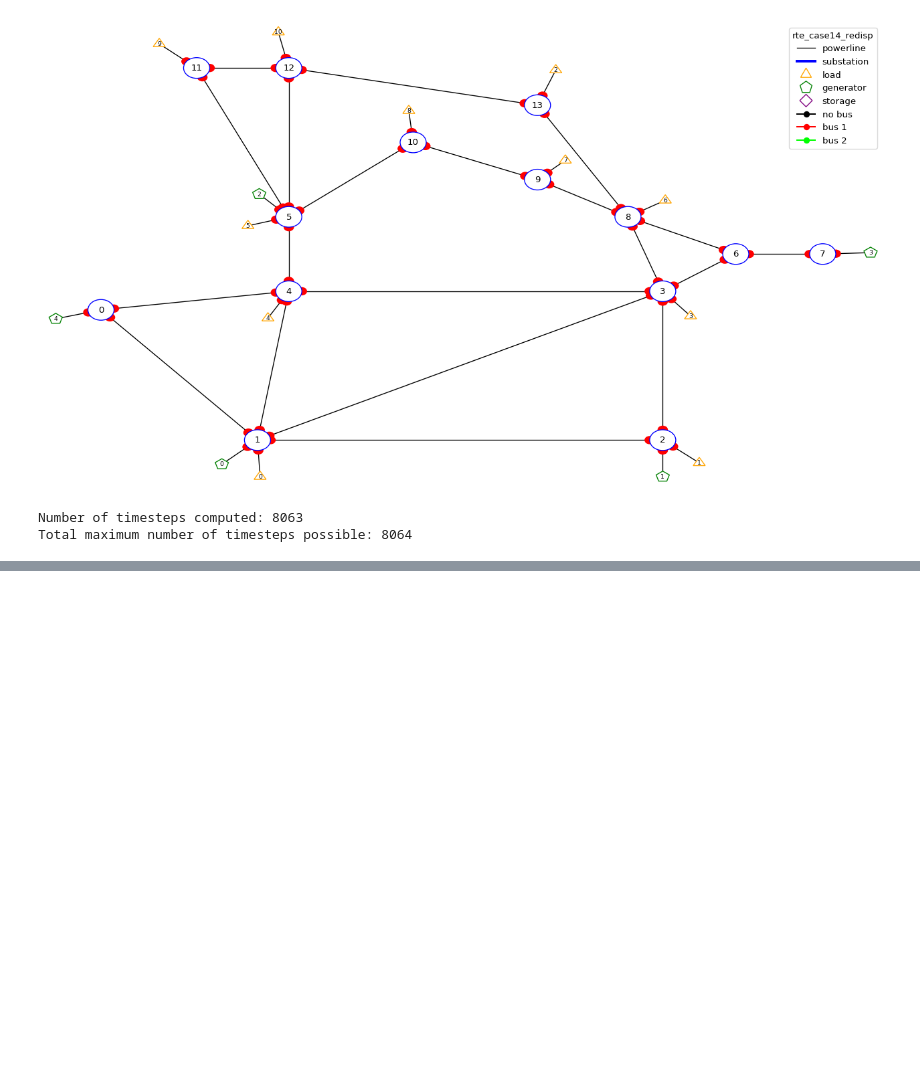
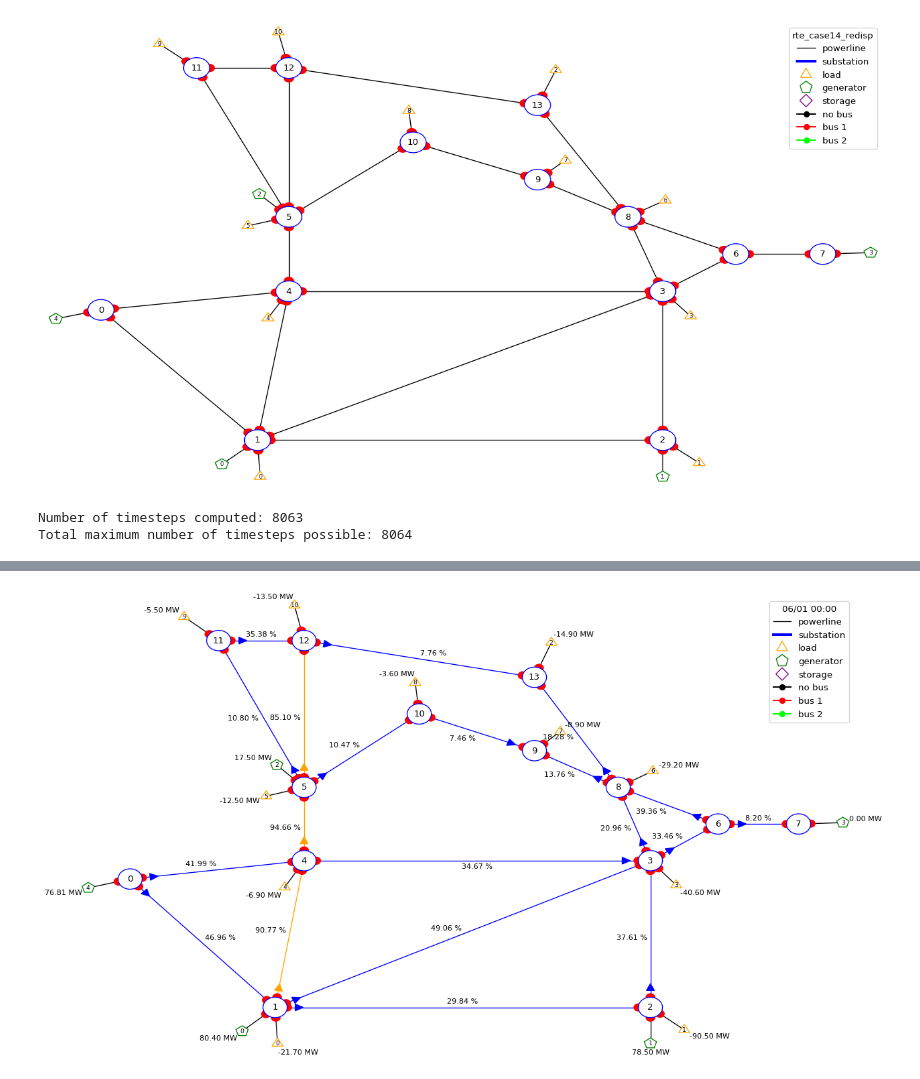
Before and after one commit to pabloalfaro/drl-grid, a Jupyter notebook: pruebas/grid2op.ipynb, the cells around one changed output, grey strips where cells are left out. Drawn from its saved outputs; the diff is of its cells as text; code cells hidden in the pictures; blank space fills up the shorter version.

Commit message:
Nuevo agente

```diff
--- a/pruebas/grid2op.ipynb
+++ b/pruebas/grid2op.ipynb
@@ -65,0 +101,23 @@ _ = plot_helper.plot_layout()
+# %%
+from grid2op.Agent import RandomAgent
+
+my_r_agent =  RandomAgent(env.action_space)
+my_r_agent.seed(10)
+# %%
+display_tqdm = True
+
+all_obs = []
+obs = env.reset()
+all_obs.append(obs)
+reward = env.reward_range[0]
+done = False
+nb_step = 0
+with tqdm(total=env.chronics_handler.max_timestep(), disable=not display_tqdm) as pbar:
+    while True:
+        action = my_r_agent.act(obs, reward, done)
+        obs, reward, done, _ = env.step(action)
+        pbar.update(1)
+        if done:
+            break
+        all_obs.append(obs)
+        nb_step += 1
@@ -65,0 +130,4 @@ _ = plot_helper.plot_layout()
+# %%
+_ = plot_helper.plot_obs(all_obs[0])
+# %% [output]
+[figure, added]
```
Also changed, not shown: parts of 7 cells of this notebook.
